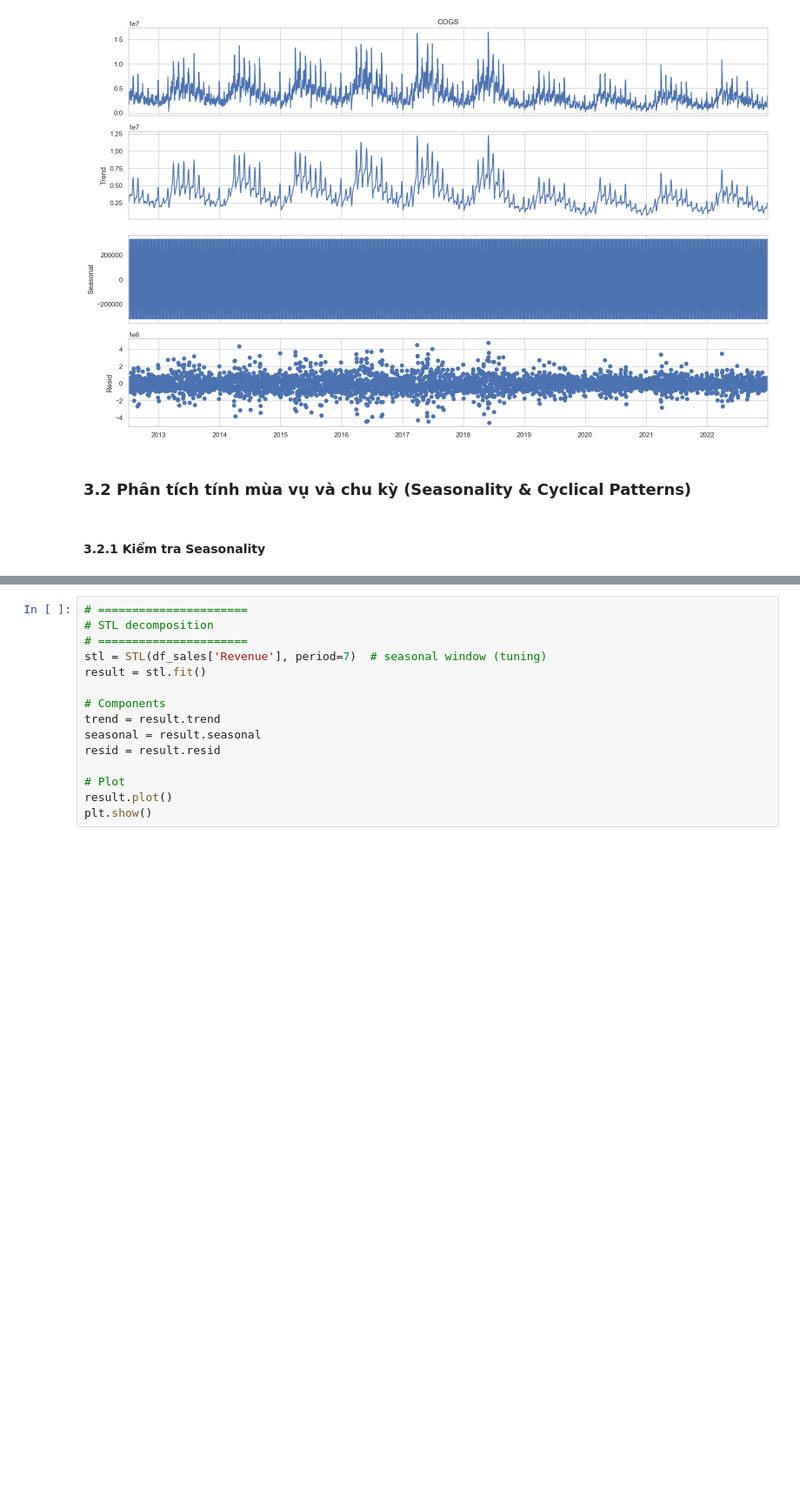
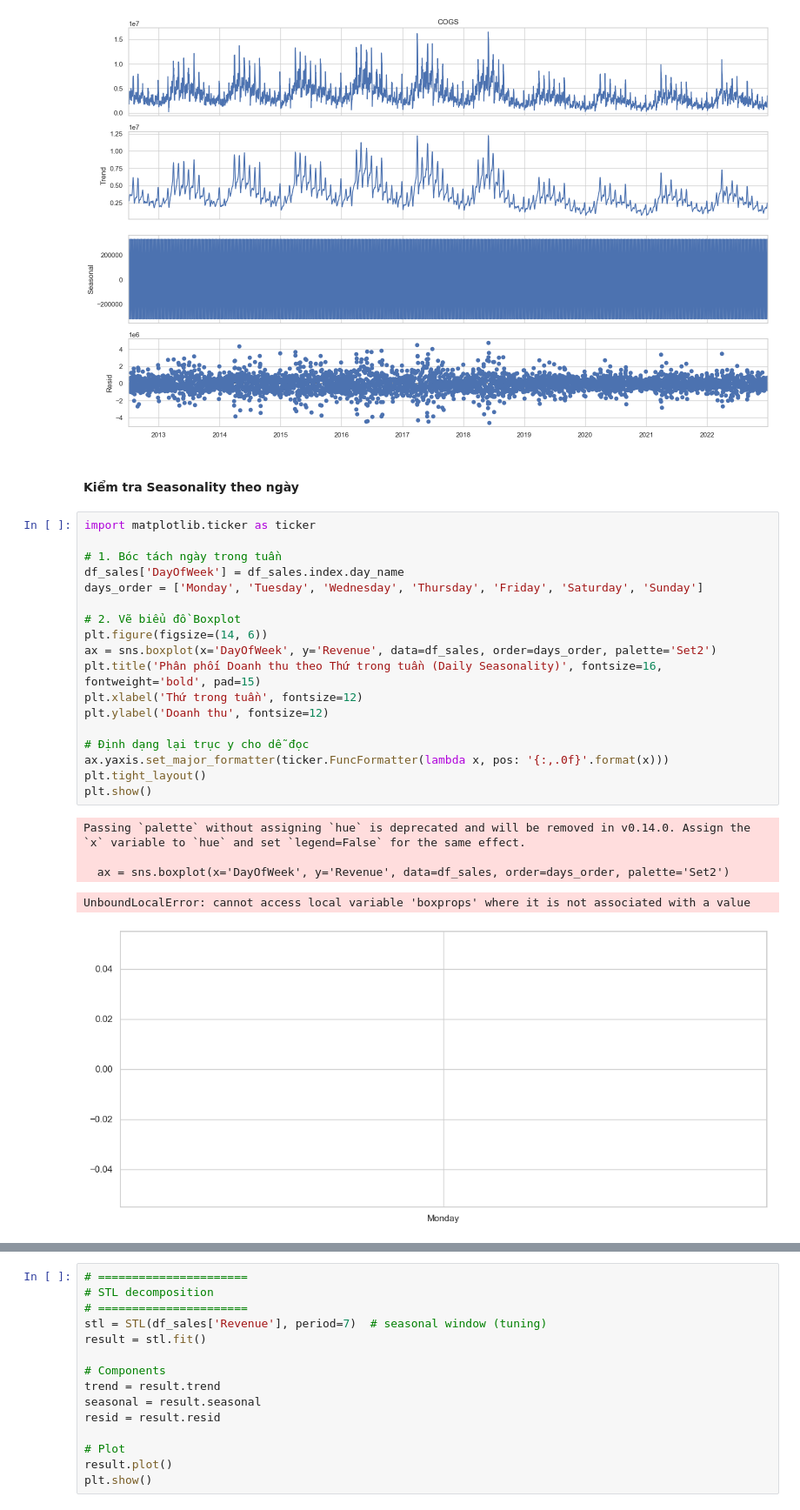
Before and after one commit to anhthu0910/vimchanhxa-datathon, a Jupyter notebook: notebooks/03_EDA_.ipynb, the cells around one changed output, grey strips where cells are left out. Shown at 87% size. Saved outputs shown, nothing was run; the diff lists cells and outputs as text; blank space fills up the shorter version.

```diff
--- a/notebooks/03_EDA_.ipynb
+++ b/notebooks/03_EDA_.ipynb
@@ -202,7 +187,29 @@ plt.tight_layout()
 plt.show()
 # %% [output]
 [figure]
-# %% [markdown]
-### 3.2 Phân tích tính mùa vụ và chu kỳ (Seasonality & Cyclical Patterns)
-# %% [markdown]
-#### 3.2.1 Kiểm tra Seasonality
+# %% [markdown]
+#### Kiểm tra Seasonality theo ngày
+# %%
+import matplotlib.ticker as ticker
+
+# 1. Bóc tách ngày trong tuần
+df_sales['DayOfWeek'] = df_sales.index.day_name
+days_order = ['Monday', 'Tuesday', 'Wednesday', 'Thursday', 'Friday', 'Saturday', 'Sunday']
+
+# 2. Vẽ biểu đồ Boxplot
+plt.figure(figsize=(14, 6))
+ax = sns.boxplot(x='DayOfWeek', y='Revenue', data=df_sales, order=days_order, palette='Set2')
+plt.title('Phân phối Doanh thu theo Thứ trong tuần (Daily Seasonality)', fontsize=16, fontweight='bold', pad=15)
+plt.xlabel('Thứ trong tuần', fontsize=12)
+plt.ylabel('Doanh thu', fontsize=12)
+
+# Định dạng lại trục y cho dễ đọc
+ax.yaxis.set_major_formatter(ticker.FuncFormatter(lambda x, pos: '{:,.0f}'.format(x)))
+plt.tight_layout()
+plt.show()
+# %% [output]
+Passing `palette` without assigning `hue` is deprecated and will be removed in v0.14.0. Assign the `x` variable to `hue` and set `legend=False` for the same effect.
+
+  ax = sns.boxplot(x='DayOfWeek', y='Revenue', data=df_sales, order=days_order, palette='Set2')
+UnboundLocalError: cannot access local variable 'boxprops' where it is not associated with a value
+[figure, added]
```
Also changed, not shown: parts of 7 cells of this notebook, 2 other files.
